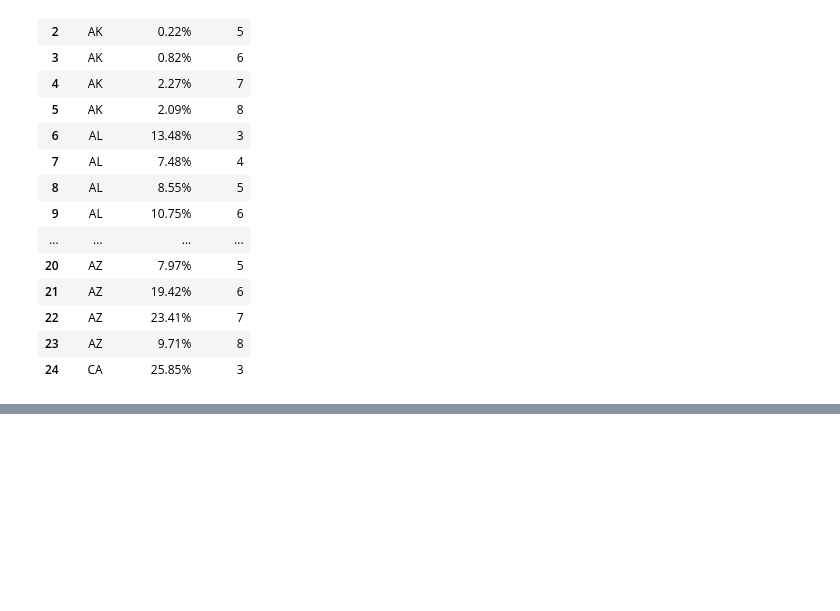
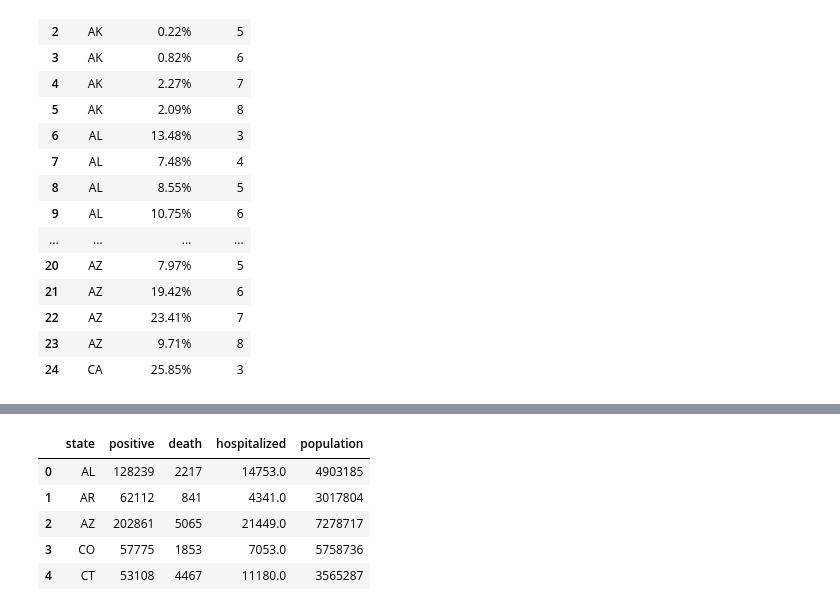
Before and after one commit to jamisonunruh24/Project-1, a Jupyter notebook: Data Clean up.ipynb, the cells around one changed output, grey strips where cells are left out. Saved outputs shown, nothing was run; the diff lists cells and outputs as text; code cells hidden in the pictures; blank space fills up the shorter version.

```diff
--- a/Data Clean up.ipynb
+++ b/Data Clean up.ipynb
@@ -173,0 +304,19 @@ population_df = pd.DataFrame({
+# %%
+#Takeing data from the State current API
+state_current_narrow = state_current_data[["state","positive","death","hospitalized"]]
+state_current_drop = state_current_narrow.dropna()
+state_current_drop
+state_current_drop = state_current_drop.set_index('state')
+state_current_drop
+
+#Merging with the state population dataframe to compair positive cases and deaths with state total population
+state_current_df = pd.merge(state_current_drop, population_df, on='state')
+
+state_current_df.head()
+# %% [output]
+|  | state | positive | death | hospitalized | population |
+| 0 | AL | 128239 | 2217 | 14753.0 | 4903185 |
+| 1 | AR | 62112 | 841 | 4341.0 | 3017804 |
+| 2 | AZ | 202861 | 5065 | 21449.0 | 7278717 |
+| 3 | CO | 57775 | 1853 | 7053.0 | 5758736 |
+| 4 | CT | 53108 | 4467 | 11180.0 | 3565287 |
```
Also changed, not shown: parts of 10 cells of this notebook.
